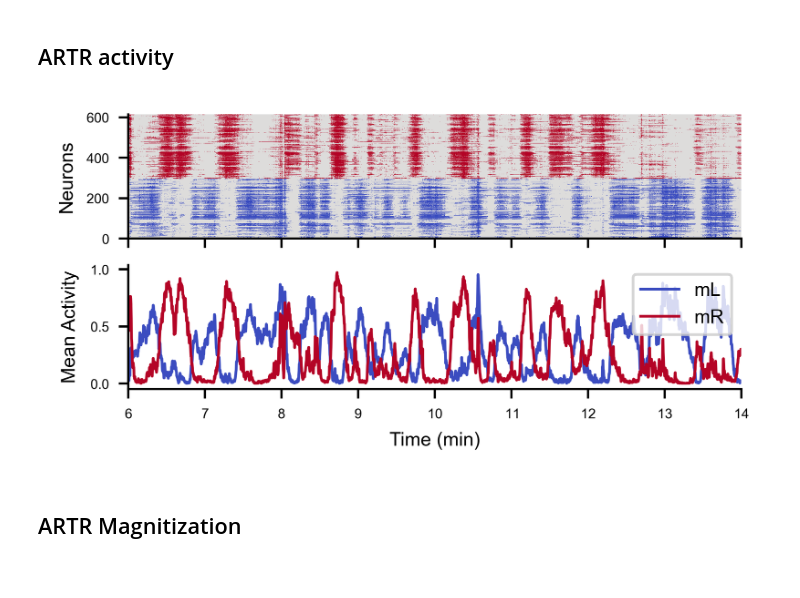
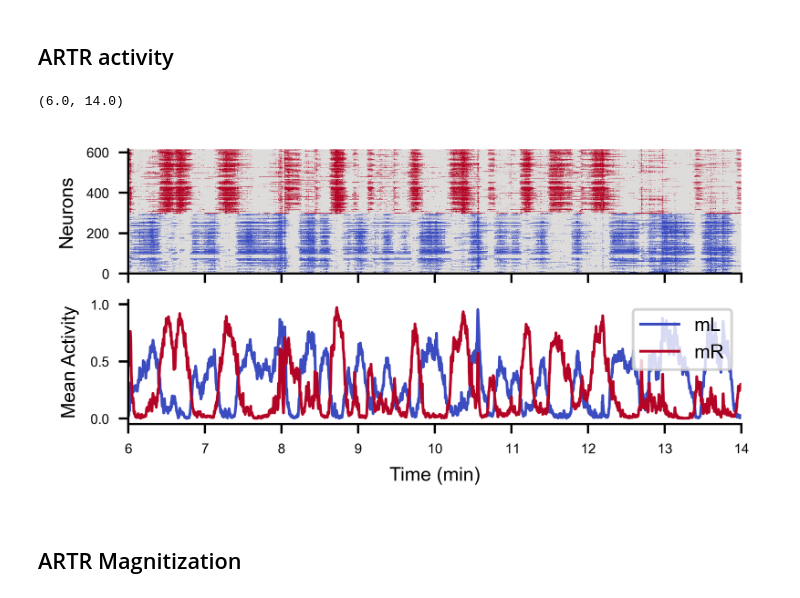
Before and after one commit to ZebrafishHMM2023/ZebrafishHMM2023_CodeAndData, a Jupyter notebook: Figures/Fig1.ipynb, the cells around one changed output. Drawn from its saved outputs; the diff is of its cells as text; code cells hidden in the pictures.

```diff
--- a/Figures/Fig1.ipynb
+++ b/Figures/Fig1.ipynb
@@ -196,26 +190,0 @@ artr_paths = sorted(artr_path.glob("*.mat"))
-# %%
-path = artr_paths[3]
-t, mL, mR, L, R = load_ARTR(path)
-
-fig, axs = plt.subplots(nrows=2, figsize=(2*1.8,1.8), sharex=True)
-dt = np.diff(t).mean()
-
-ax = axs[0]
-ax.imshow(
-    np.c_[-L.astype(np.int_),R.astype(np.int_)].T,
-    cmap=cmap_artr, vmin=-1, vmax=+1,
-    extent=(0, t[-1]/60, 0, L.shape[1] + R.shape[1]),
-)
-ax.set_ylabel("Neurons")
-
-ax = axs[1]
-ax.plot(t/60, mL, color=color_Lartr, linewidth=1, label="mL")
-ax.plot(t/60, mR, color=color_Rartr, linewidth=1, label="mR")
-ax.set_xlabel("Time (min)")
-ax.set_ylabel("Mean Activity")
-ax.legend()
-
-ax.set_xlim(6,14)
-fig.savefig("panels/Fig1/ARTR.svg")
-# %% [output]
-[figure, removed]
@@ -222,3 +193,28 @@ fig.savefig("panels/Fig1/ARTR.svg")
+# %%
+mL, mR, L,R,dt = load_ARTR(nDATAPATH, *artr)
+# %%
+fig, axs = plt.subplots(nrows=2, figsize=(2*1.8,1.8), sharex=True)
+t = np.arange(0,len(mL)*dt, dt)
+ax = axs[0]
+ax.imshow(
+    np.c_[-L.astype(np.int_),R.astype(np.int_)].T,
+    cmap=ARTR_CMAP, vmin=-1, vmax=+1,
+    extent=(0, t[-1]/60, 0, L.shape[1] + R.shape[1]),
+)
+ax.set_ylabel("Neurons")
+
+ax = axs[1]
+ax.plot(t/60, mL, color=COLOR_Lartr, linewidth=1, label="mL")
+ax.plot(t/60, mR, color=COLOR_Rartr, linewidth=1, label="mR")
+ax.set_xlabel("Time (min)")
+ax.set_ylabel("Mean Activity")
+ax.legend()
+
+ax.set_xlim(6,14)
+fig.savefig("panels/Fig1/ARTR.svg")
+# %% [output]
+(6.0, 14.0)
+[figure, added]
 # %% [markdown]
 ## ARTR Magnitization
 # %%
```
Also changed, not shown: parts of 17 cells of this notebook, 6 other files.
